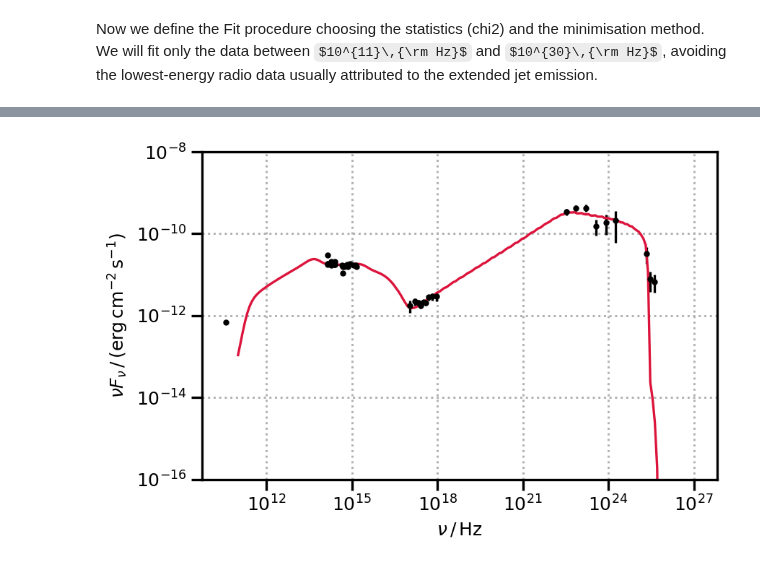
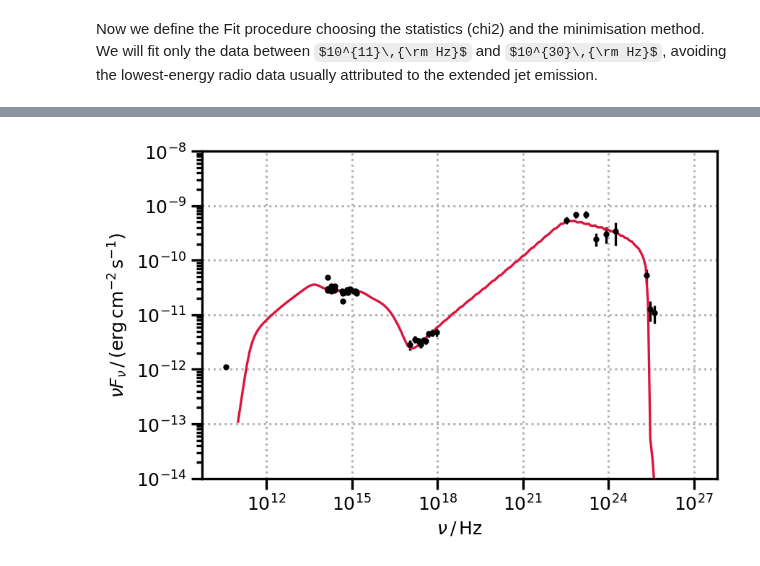
Before and after one commit to cosimoNigro/agnpy, a Jupyter notebook: docs/tutorials/ec_dt_sherpa_fit.ipynb, the cells around one changed output, grey strips where cells are left out. Saved outputs shown, nothing was run; the diff lists cells and outputs as text; code cells hidden in the pictures; some formulas as TeX source.

```diff
--- a/docs/tutorials/ec_dt_sherpa_fit.ipynb
+++ b/docs/tutorials/ec_dt_sherpa_fit.ipynb
@@ -374,9 +374,9 @@ Wall time: 30.4 s
 # %%
 # plot the results!
 x = np.logspace(11, 27, 200)
 plt.errorbar(sed.x, sed.y, yerr=sed.get_error(), marker=".", ls="", color="k")
 plot_sed(x, agnpy_ec(x), ls="-", color="crimson")
-plt.ylim([1e-16, 1e-8])
+plt.ylim([1e-14, 1e-8])
 plt.show()
 # %% [output]
-[figure, old version]
+[figure, new version]
```
Also changed, not shown: parts of 1 cell of this notebook, 3 other files.
